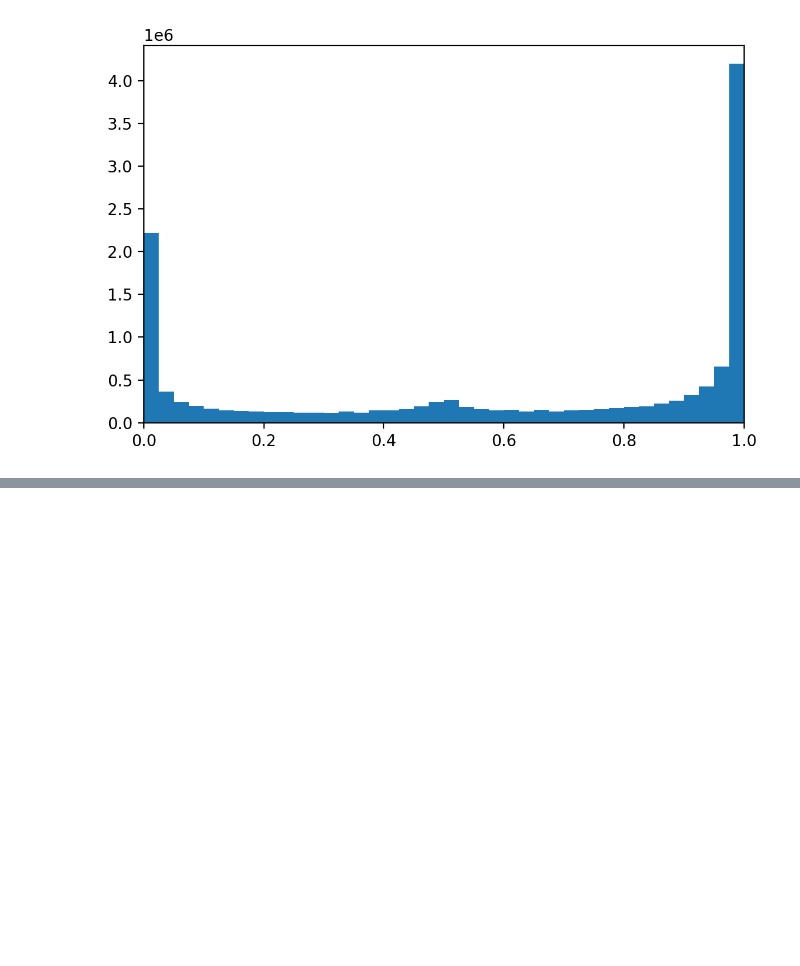
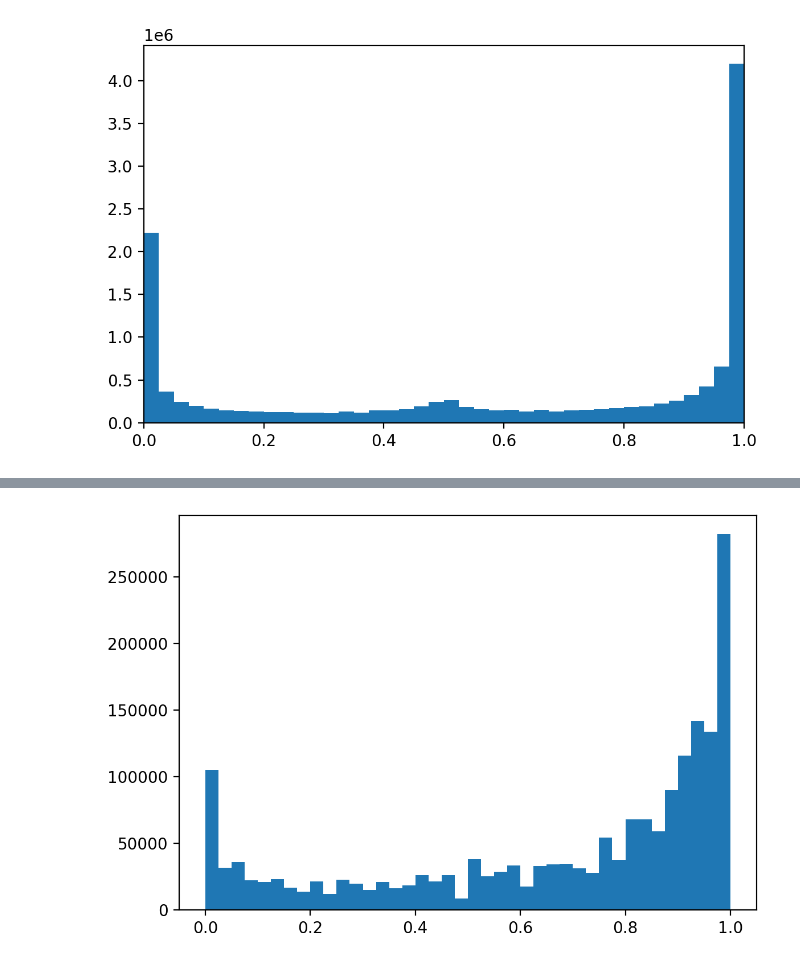
Before and after one commit to snajder-r/benchmark_meth5, a Jupyter notebook: notebooks/nanopolish_simulator.ipynb, the cells around one changed output, grey strips where cells are left out. Drawn from its saved outputs; the diff is of its cells as text; code cells hidden in the pictures; blank space fills up the shorter version.

```diff
--- a/notebooks/nanopolish_simulator.ipynb
+++ b/notebooks/nanopolish_simulator.ipynb
@@ -160,0 +98,7 @@ model
+# %%
+bs = mf["1"].get_all_values().get_llr_site_rate()
+pa.figure()
+plt.hist(bs[0], bins=40)
+plt.show()
+# %% [output]
+[figure, added]
```
Also changed, not shown: parts of 22 cells of this notebook.
